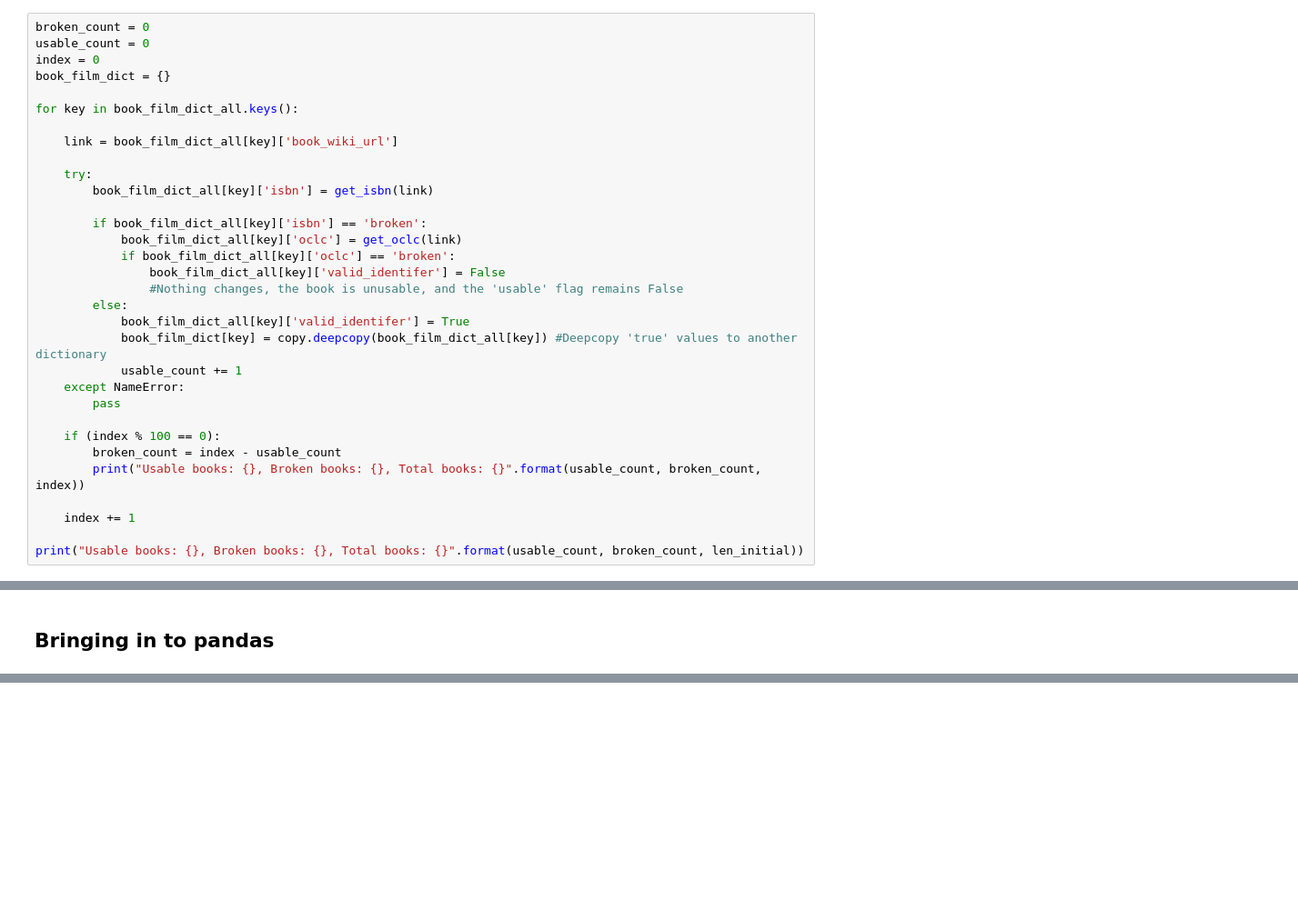
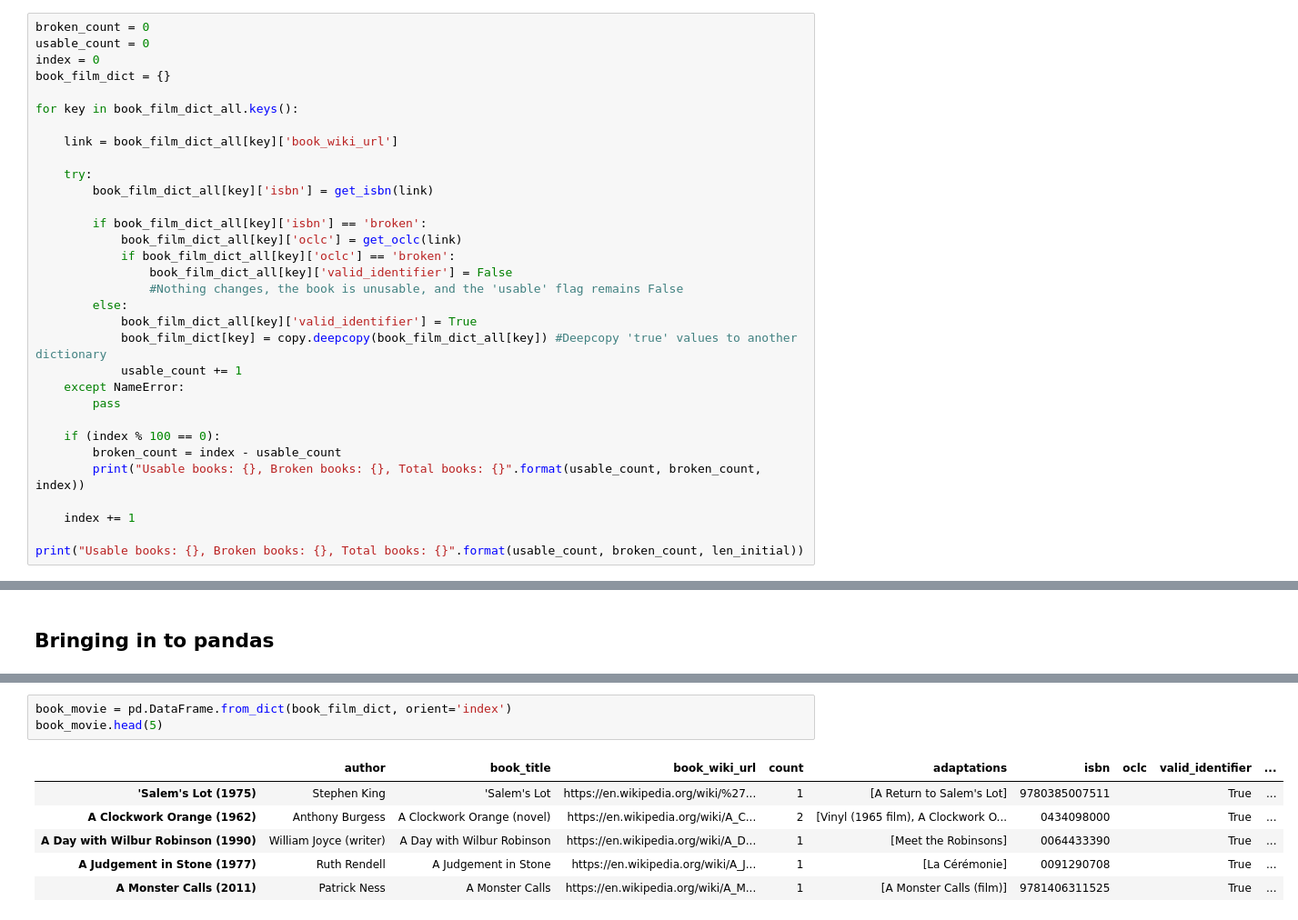
Before and after one commit to chanvarma/chanvarma-thinkful, a Jupyter notebook: capstones/cap1/capstone1.ipynb, the cells around one changed output, grey strips where cells are left out. Shown at 91% size. Cells and saved outputs as stored; diff of their text form; blank space fills up the shorter version.

```diff
--- a/capstones/cap1/capstone1.ipynb
+++ b/capstones/cap1/capstone1.ipynb
@@ -275,10 +279,10 @@ for key in book_film_dict_all.keys():
         if book_film_dict_all[key]['isbn'] == 'broken':
             book_film_dict_all[key]['oclc'] = get_oclc(link)
             if book_film_dict_all[key]['oclc'] == 'broken':
-                book_film_dict_all[key]['valid_identifer'] = False
+                book_film_dict_all[key]['valid_identifier'] = False
                 #Nothing changes, the book is unusable, and the 'usable' flag remains False
         else:
-            book_film_dict_all[key]['valid_identifer'] = True
+            book_film_dict_all[key]['valid_identifier'] = True
             book_film_dict[key] = copy.deepcopy(book_film_dict_all[key]) #Deepcopy 'true' values to another dictionary
             usable_count += 1
     except NameError:
@@ -775,0 +801,10 @@ list
+# %%
+book_movie = pd.DataFrame.from_dict(book_film_dict, orient='index')
+book_movie.head(5)
+# %% [output]
+|  | author | book_title | book_wiki_url | count | adaptations | isbn | oclc | valid_identifier | ... |
+| 'Salem's Lot (1975) | Stephen King | 'Salem's Lot | https://en.wikipedia.org/wiki/%27... | 1 | [A Return to Salem's Lot] | 9780385007511 |  | True | ... |
+| A Clockwork Orange (1962) | Anthony Burgess | A Clockwork Orange (novel) | https://en.wikipedia.org/wiki/A_C... | 2 | [Vinyl (1965 film), A Clockwork O... | 0434098000 |  | True | ... |
+| A Day with Wilbur Robinson (1990) | William Joyce (writer) | A Day with Wilbur Robinson | https://en.wikipedia.org/wiki/A_D... | 1 | [Meet the Robinsons] | 0064433390 |  | True | ... |
+| A Judgement in Stone (1977) | Ruth Rendell | A Judgement in Stone | https://en.wikipedia.org/wiki/A_J... | 1 | [La Cérémonie] | 0091290708 |  | True | ... |
+| A Monster Calls (2011) | Patrick Ness | A Monster Calls | https://en.wikipedia.org/wiki/A_M... | 1 | [A Monster Calls (film)] | 9781406311525 |  | True | ... |
```
Also changed, not shown: parts of 19 cells of this notebook.
